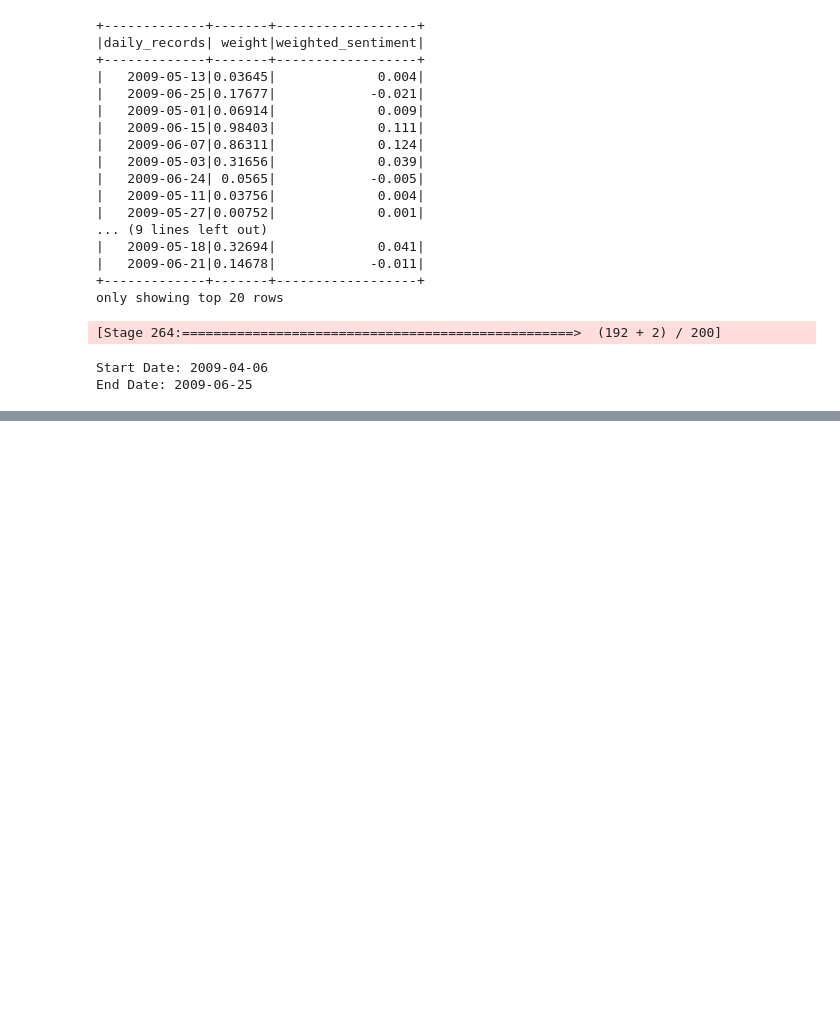
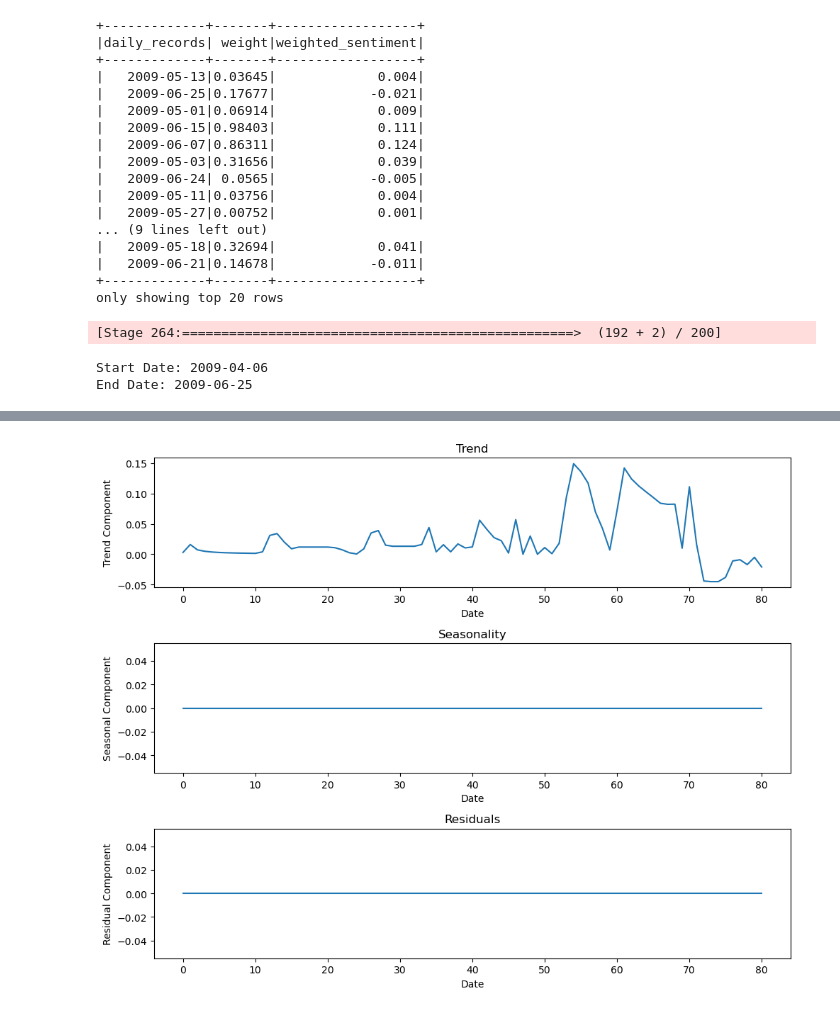
Before and after one commit to nozomu2020264/MSc-DA---CA2---2020264---10-11-23, a Jupyter notebook: CA2 - Nozomu Nakanishi.ipynb, the cells around one changed output, grey strips where cells are left out. Cells and saved outputs as stored; diff of their text form; code cells hidden in the pictures; blank space fills up the shorter version.

```diff
--- a/CA2 - Nozomu Nakanishi.ipynb
+++ b/CA2 - Nozomu Nakanishi.ipynb
@@ -1179,0 +1365,30 @@ pandas_df5 = df_og
+# %%
+from statsmodels.tsa.seasonal import seasonal_decompose
+
+# Decomposing the time series
+decomposition = seasonal_decompose(final_df['imputed_weighted_sentiment'],
+                                   model='additive',
+                                   period=1,  # Assuming no known seasonality period from the sample
+                                   extrapolate_trend='freq')
+
+# Plotting the components
+fig, (ax1, ax2, ax3) = plt.subplots(3, 1, figsize=(10, 8))
+decomposition.trend.plot(ax=ax1)
+ax1.set_title('Trend')
+ax1.set_xlabel('Date')
+ax1.set_ylabel('Trend Component')
+
+decomposition.seasonal.plot(ax=ax2)
+ax2.set_title('Seasonality')
+ax2.set_xlabel('Date')
+ax2.set_ylabel('Seasonal Component')
+
+decomposition.resid.plot(ax=ax3)
+ax3.set_title('Residuals')
+ax3.set_xlabel('Date')
+ax3.set_ylabel('Residual Component')
+
+plt.tight_layout()
+plt.show()
+# %% [output]
+[figure, added]
```
Also changed, not shown: parts of 95 cells of this notebook.
